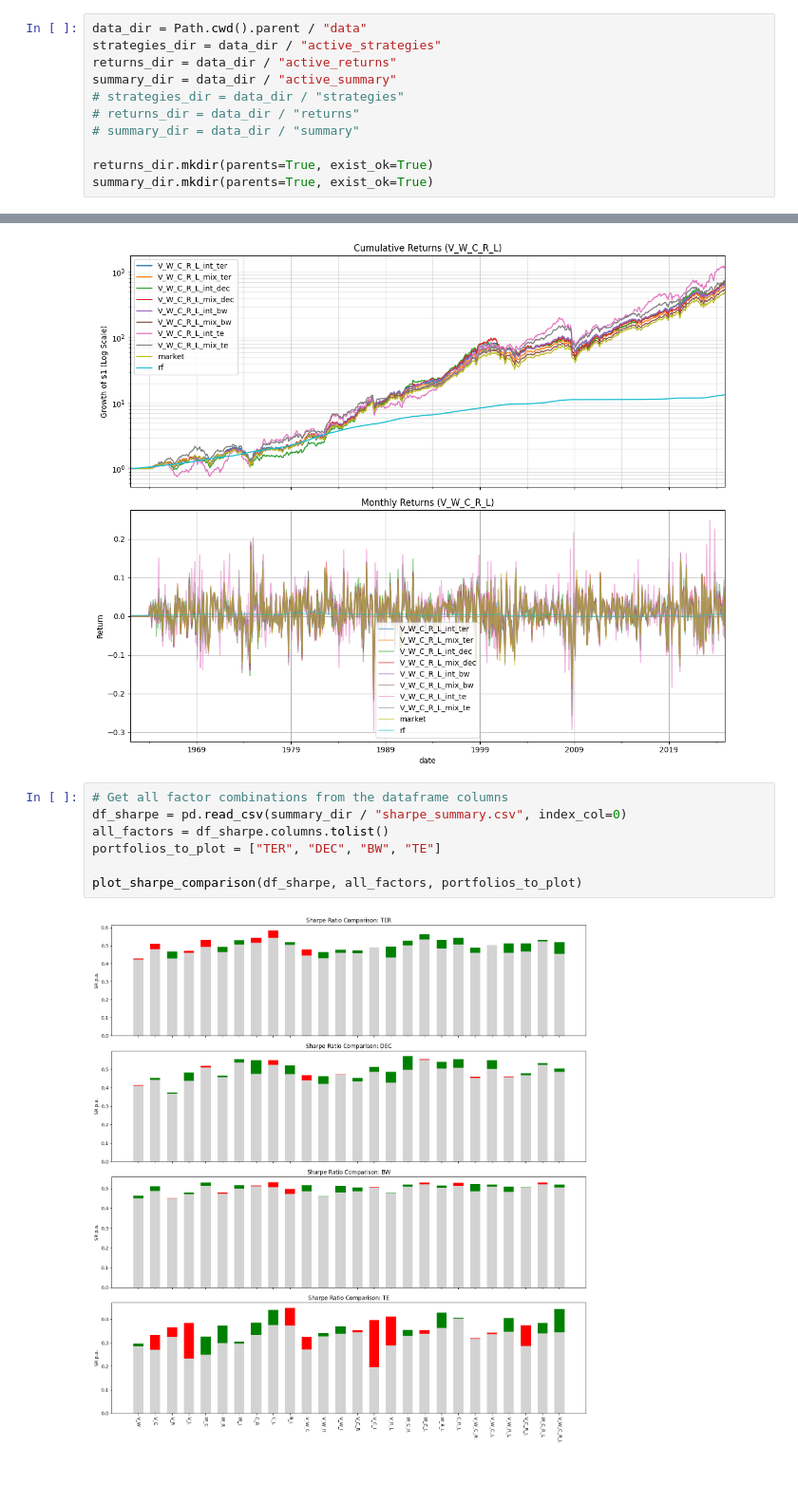
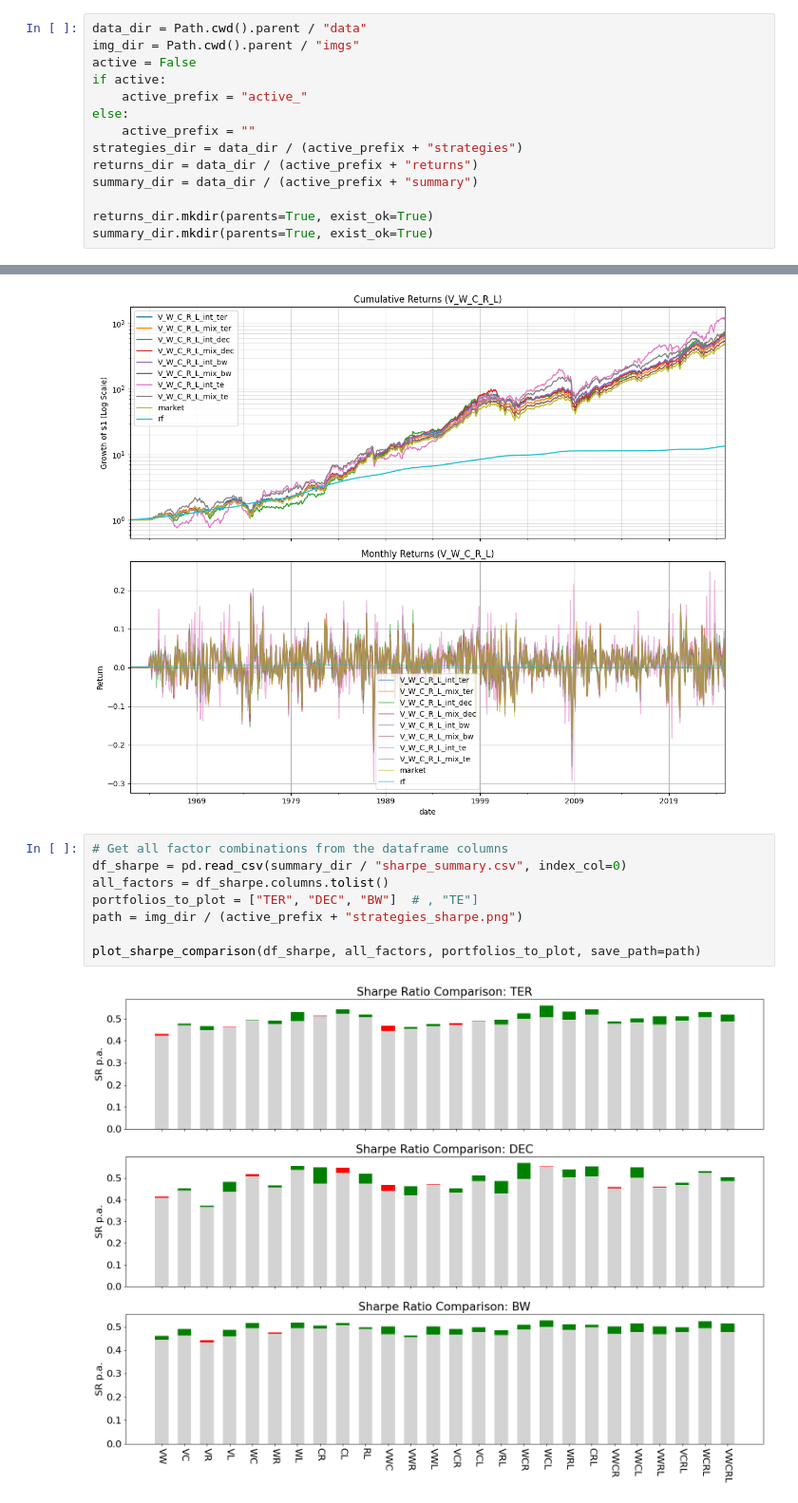
Before and after one commit to christopher-dybdahl/integrated-portfolio-factor-allocation, a Jupyter notebook: notebooks/strategy_returns.ipynb, the cells around one changed output, grey strips where cells are left out. Shown at 95% size. Cells and saved outputs as stored; diff of their text form; blank space fills up the shorter version.

```diff
--- a/notebooks/strategy_returns.ipynb
+++ b/notebooks/strategy_returns.ipynb
@@ -19,12 +19,15 @@ from portfolio_factor_allocation.plotting import (
 )
 # %%
 data_dir = Path.cwd().parent / "data"
-strategies_dir = data_dir / "active_strategies"
-returns_dir = data_dir / "active_returns"
-summary_dir = data_dir / "active_summary"
-# strategies_dir = data_dir / "strategies"
-# returns_dir = data_dir / "returns"
-# summary_dir = data_dir / "summary"
+img_dir = Path.cwd().parent / "imgs"
+active = False
+if active:
+    active_prefix = "active_"
+else:
+    active_prefix = ""
+strategies_dir = data_dir / (active_prefix + "strategies")
+returns_dir = data_dir / (active_prefix + "returns")
+summary_dir = data_dir / (active_prefix + "summary")
 
 returns_dir.mkdir(parents=True, exist_ok=True)
 summary_dir.mkdir(parents=True, exist_ok=True)
@@ -187,12 +190,13 @@ plt.show()
 # %%
 # Get all factor combinations from the dataframe columns
 df_sharpe = pd.read_csv(summary_dir / "sharpe_summary.csv", index_col=0)
 all_factors = df_sharpe.columns.tolist()
-portfolios_to_plot = ["TER", "DEC", "BW", "TE"]
+portfolios_to_plot = ["TER", "DEC", "BW"]  # , "TE"]
+path = img_dir / (active_prefix + "strategies_sharpe.png")
 
-plot_sharpe_comparison(df_sharpe, all_factors, portfolios_to_plot)
+plot_sharpe_comparison(df_sharpe, all_factors, portfolios_to_plot, save_path=path)
 # %% [output]
-[figure, old version]
+[figure, new version]
 # %%
 # Plot Volatility Difference
 df_vol = pd.read_csv(summary_dir / "vol_summary.csv", index_col=0)
```
Also changed, not shown: parts of 3 cells of this notebook, 14 other files.
